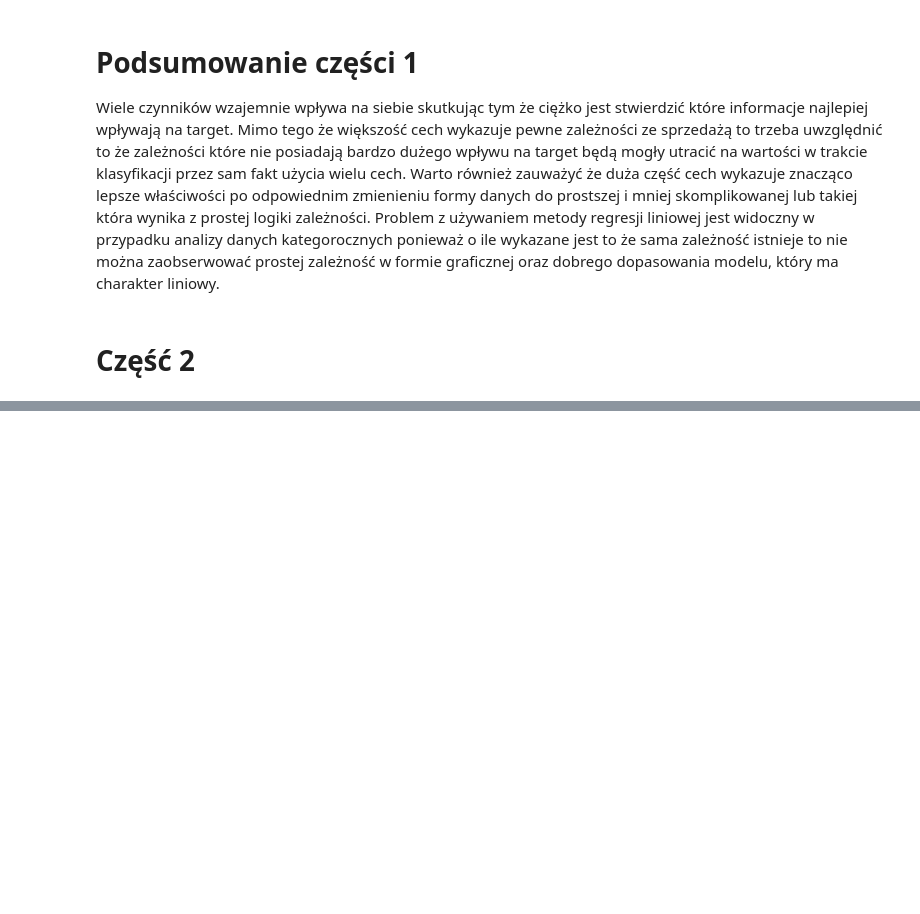
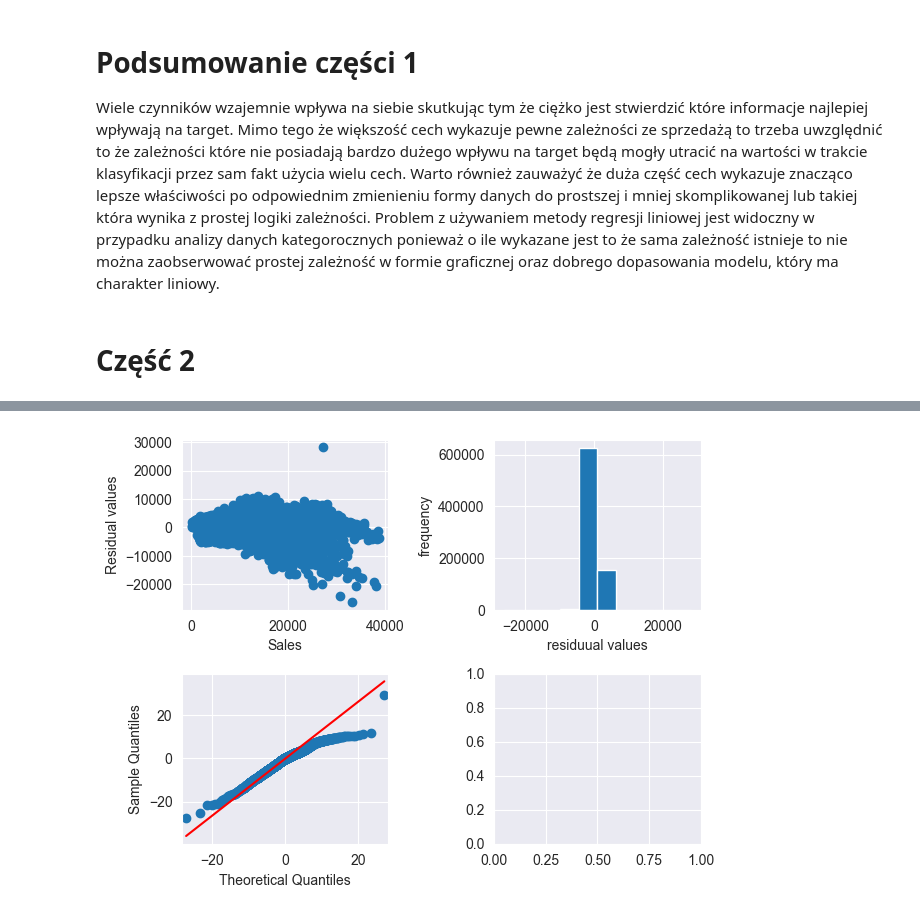
Before and after one commit to SzymKwiatkowski/eda-project, a Jupyter notebook: projekt.ipynb, the cells around one changed output, grey strips where cells are left out. Drawn from its saved outputs; the diff is of its cells as text; code cells hidden in the pictures; blank space fills up the shorter version.

```diff
--- a/projekt.ipynb
+++ b/projekt.ipynb
@@ -803,0 +881,24 @@ Wiele czynników wzajemnie wpływa na siebie skutkując tym że ciężko jest st
+# %%
+def train_ols_model(df: pd.DataFrame, mapping_query: dict):
+    query = "Sales ~ "
+    first = True
+    for key in mapping_query.keys():
+        if mapping_query[key] == "C":
+            if first:
+                query+=f'C({key})'
+                first=False
+            else:
+                query+=f' + C({key})'
+        elif mapping_query[key] == "L":
+            if first:
+                query+=f'{key}'
+                first=False
+            else:
+                query+=f' + {key}'
+
+    model = ols(query, data=df)
+    res = model.fit()
+    return res, model
+# %%
+res, model = train_ols_model(x_train, map_dict)
+display_pretty(res.summary())
@@ -803,0 +923,17 @@ Wiele czynników wzajemnie wpływa na siebie skutkując tym że ciężko jest st
+# %%
+x_train['Prediction'] = res.predict(x_train)
+fig, axs = plt.subplots(2,2, squeeze=False)
+plt.tight_layout()
+# plt.subplot(2,2,2)
+residuals = res.predict(x_train)-x_train[f'Sales']
+axs[0,0].scatter(x_train[f'{y_label}'], (residuals))
+axs[0,0].set_xlabel(f'{y_label}')
+axs[0,0].set_ylabel('Residual values')
+
+axs[0,1].hist(residuals)
+axs[0,1].set_ylabel('frequency')
+axs[0,1].set_xlabel('residuual values')
+sm.qqplot(residuals, stats.t, distargs=(4,), loc=3, scale=10, fit=True, ax=axs[1,0], line='s')
+plt.tight_layout()
+# %% [output]
+[figure, added]
```
Also changed, not shown: parts of 18 cells of this notebook.
